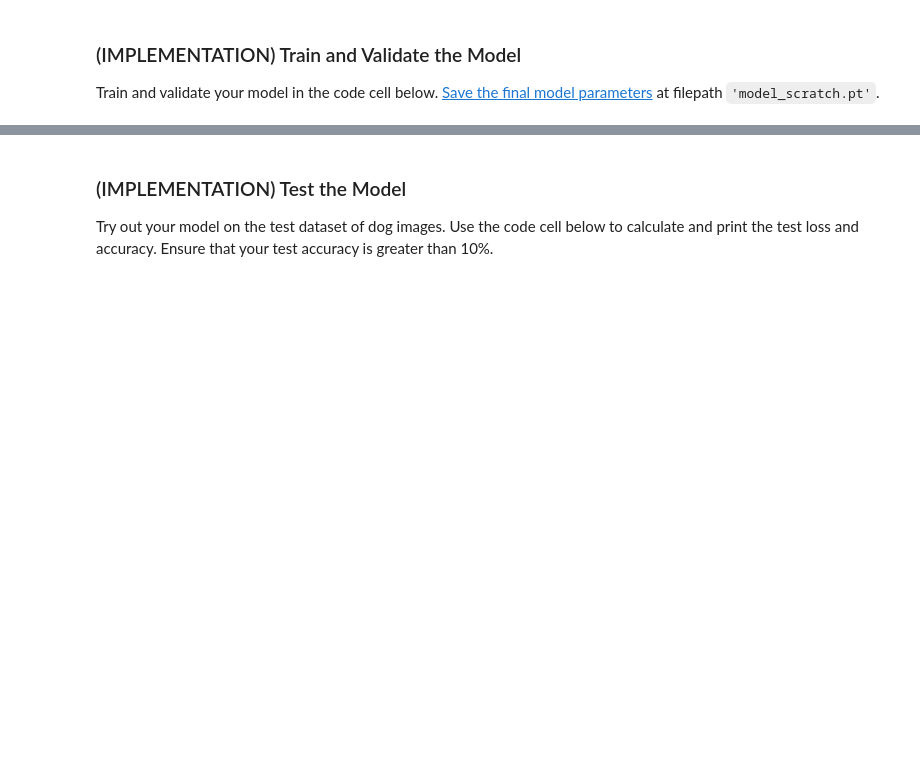
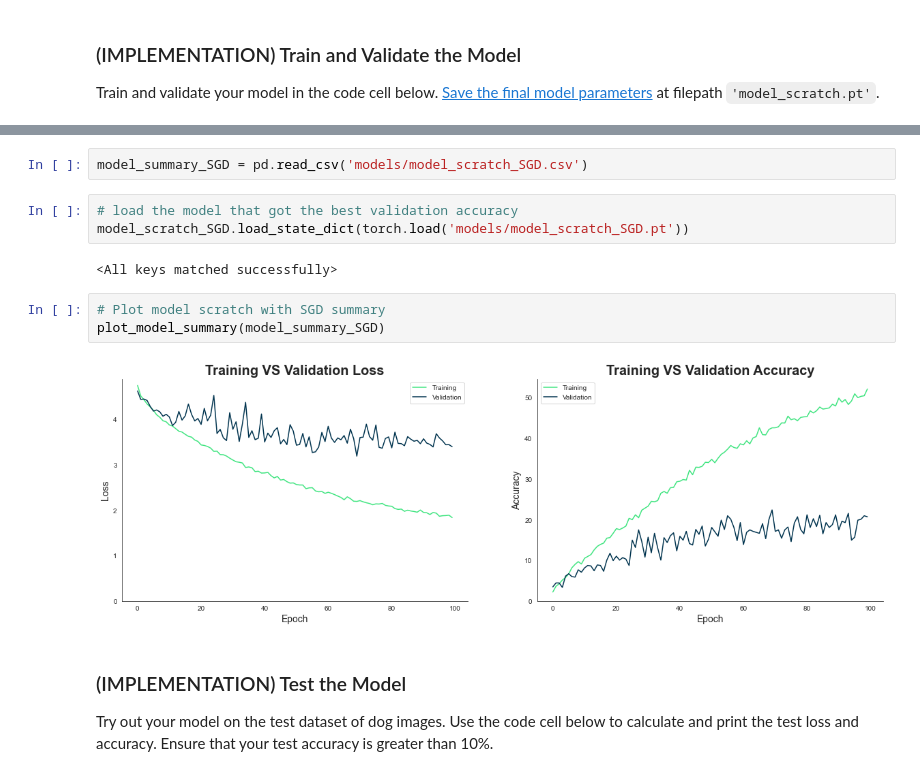
Before and after one commit to ahmed-gharib89/dog-classification, a Jupyter notebook: dog_app.ipynb, the cells around one changed output, grey strips where cells are left out. Drawn from its saved outputs; the diff is of its cells as text; blank space fills up the shorter version.

```diff
--- a/dog_app.ipynb
+++ b/dog_app.ipynb
@@ -585,3 +713,15 @@ Epoch: 100      Training Loss: 1.710726         Validation Loss: 3.985179
+# %%
+model_summary_SGD = pd.read_csv('models/model_scratch_SGD.csv')
+# %%
+# load the model that got the best validation accuracy
+model_scratch_SGD.load_state_dict(torch.load('models/model_scratch_SGD.pt'))
+# %% [output]
+<All keys matched successfully>
+# %%
+# Plot model scratch with SGD summary
+plot_model_summary(model_summary_SGD)
+# %% [output]
+[figure, added]
 # %% [markdown]
 ### (IMPLEMENTATION) Test the Model
 
```
Also changed, not shown: parts of 35 cells of this notebook, 1 other file.
